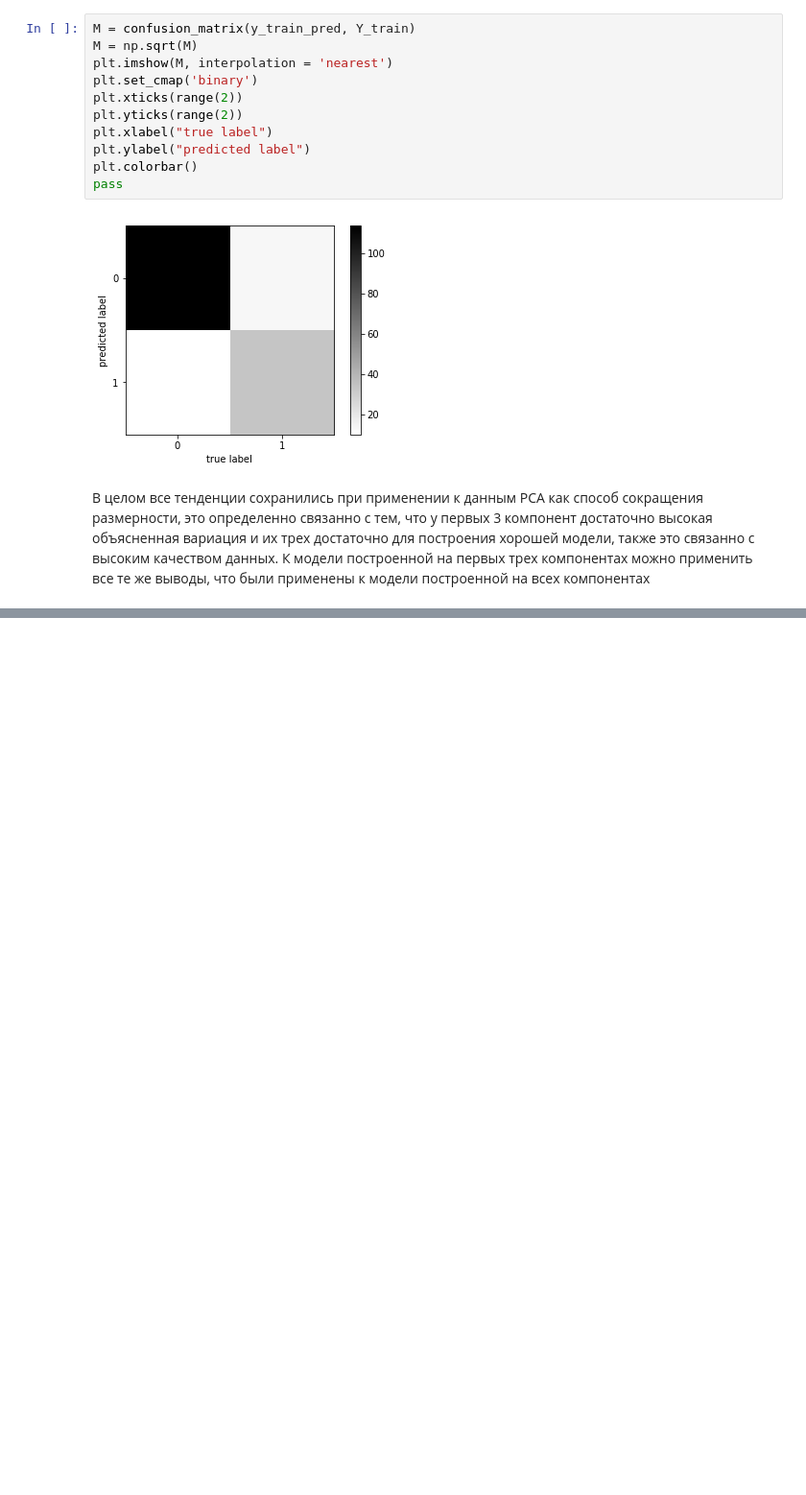
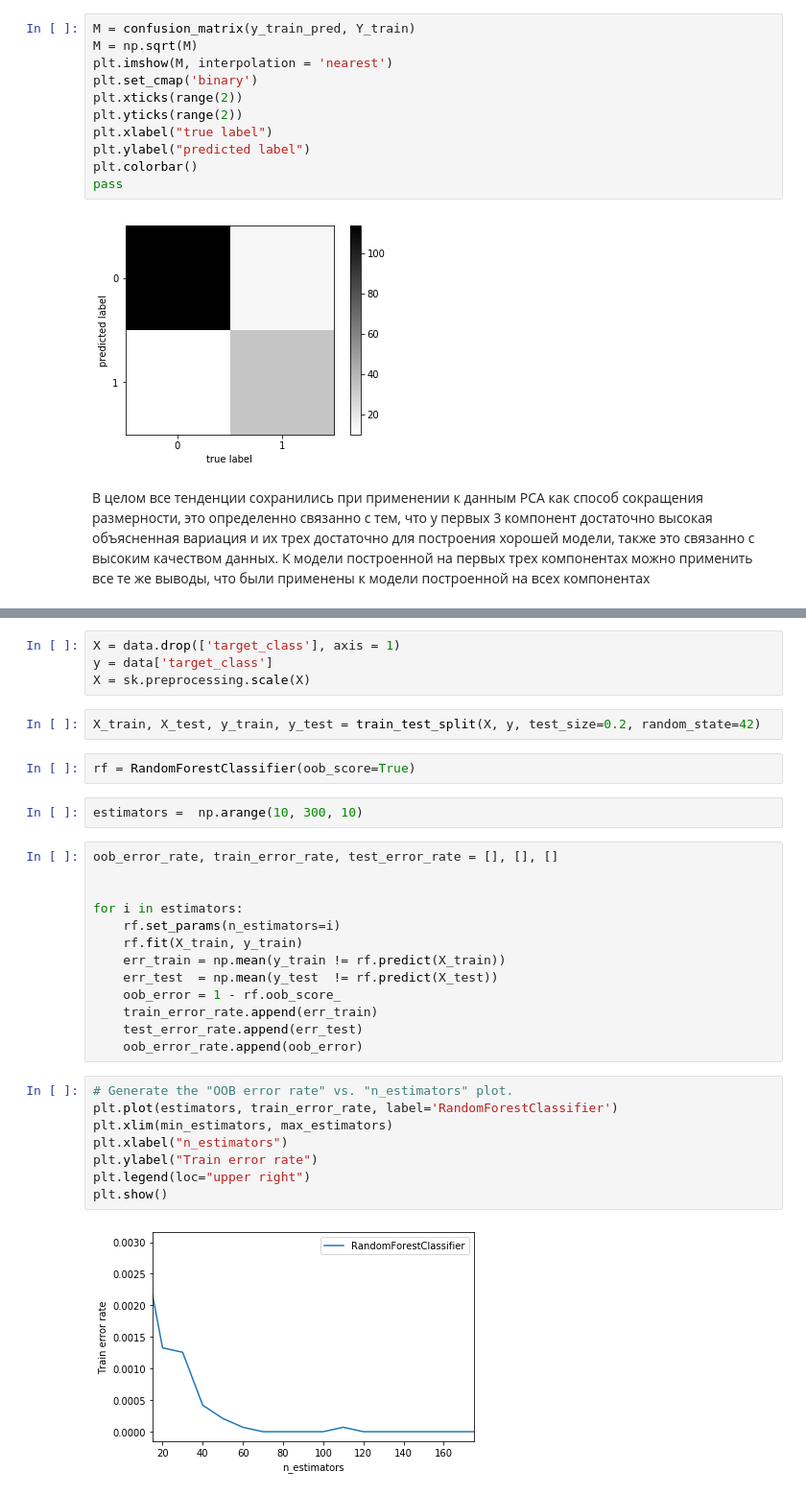
Before and after one commit to hessusH/ml_ad, a Jupyter notebook: Laba#1.ipynb, the cells around one changed output, grey strips where cells are left out. Shown at 96% size. Saved outputs shown, nothing was run; the diff lists cells and outputs as text; blank space fills up the shorter version.

```diff
--- a/Laba#1.ipynb
+++ b/Laba#1.ipynb
@@ -1009,0 +1013,33 @@ pass
+# %%
+X = data.drop(['target_class'], axis = 1)
+y = data['target_class']
+X = sk.preprocessing.scale(X)
+# %%
+X_train, X_test, y_train, y_test = train_test_split(X, y, test_size=0.2, random_state=42)
+# %%
+rf = RandomForestClassifier(oob_score=True)
+# %%
+estimators =  np.arange(10, 300, 10)
+# %%
+oob_error_rate, train_error_rate, test_error_rate = [], [], []
+
+
+for i in estimators:
+    rf.set_params(n_estimators=i)
+    rf.fit(X_train, y_train)
+    err_train = np.mean(y_train != rf.predict(X_train))
+    err_test  = np.mean(y_test  != rf.predict(X_test))
+    oob_error = 1 - rf.oob_score_
+    train_error_rate.append(err_train)
+    test_error_rate.append(err_test)
+    oob_error_rate.append(oob_error)
+# %%
+# Generate the "OOB error rate" vs. "n_estimators" plot.
+plt.plot(estimators, train_error_rate, label='RandomForestClassifier')
+plt.xlim(min_estimators, max_estimators)
+plt.xlabel("n_estimators")
+plt.ylabel("Train error rate")
+plt.legend(loc="upper right")
+plt.show()
+# %% [output]
+[figure, added]
```
Also changed, not shown: parts of 14 cells of this notebook.
